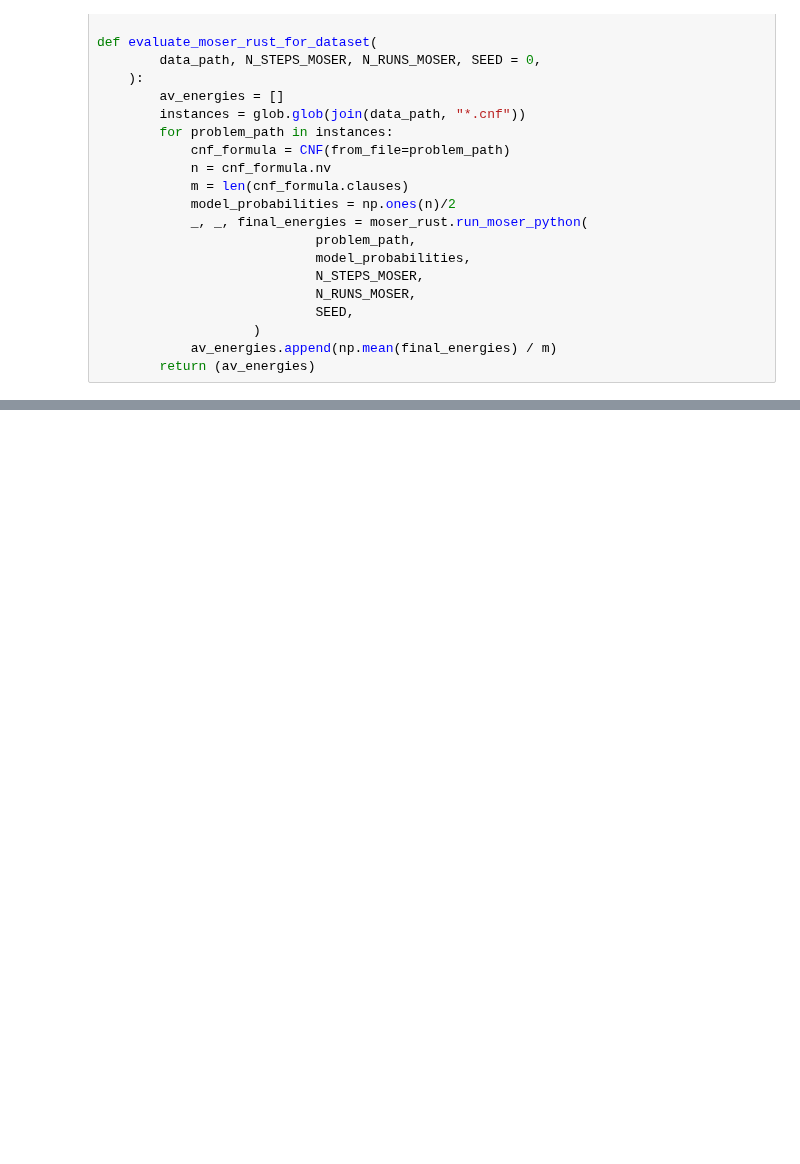
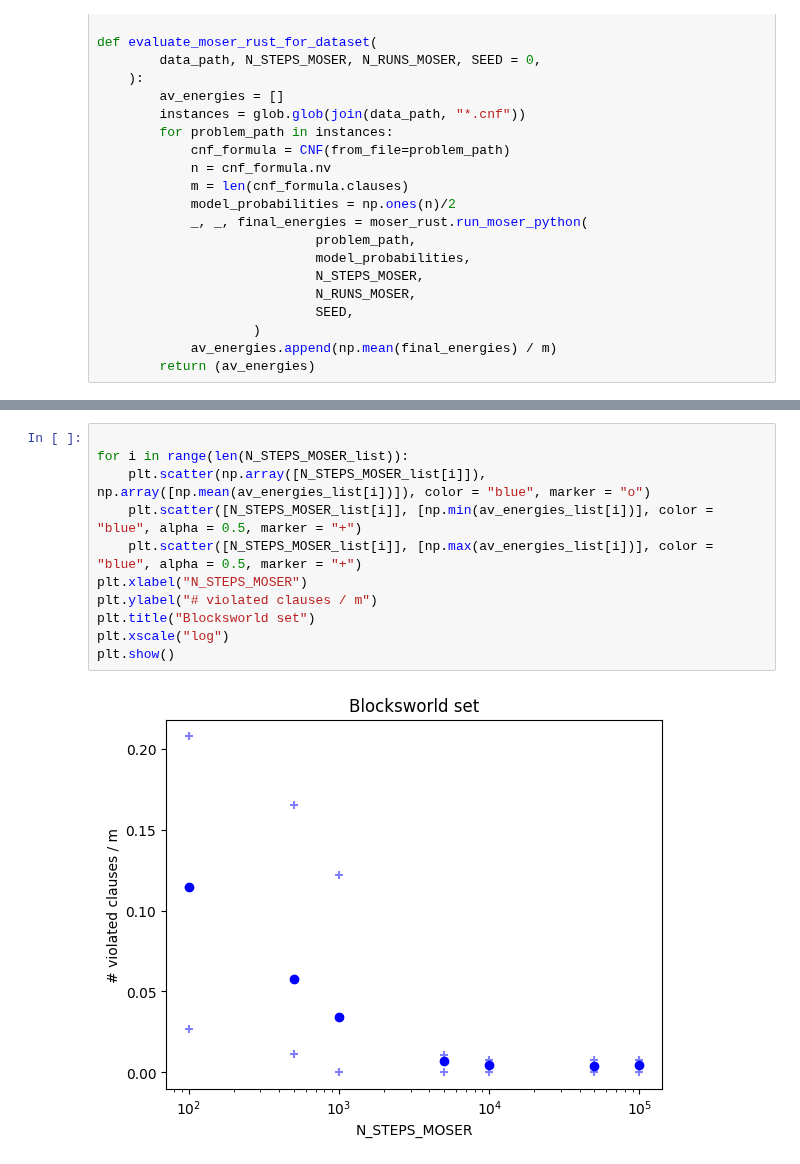
Before and after one commit to porscheofficial/sls_sat_solving_with_deep_learning, a Jupyter notebook: python/src/test_uniform_moser_on_dataset.ipynb, the cells around one changed output, grey strips where cells are left out. Saved outputs shown, nothing was run; the diff lists cells and outputs as text; blank space fills up the shorter version.

```diff
--- a/python/src/test_uniform_moser_on_dataset.ipynb
+++ b/python/src/test_uniform_moser_on_dataset.ipynb
@@ -65,0 +77,13 @@ Round 5 ending with 571 violated clauses
+# %%
+
+for i in range(len(N_STEPS_MOSER_list)):
+    plt.scatter(np.array([N_STEPS_MOSER_list[i]]), np.array([np.mean(av_energies_list[i])]), color = "blue", marker = "o")
+    plt.scatter([N_STEPS_MOSER_list[i]], [np.min(av_energies_list[i])], color = "blue", alpha = 0.5, marker = "+")
+    plt.scatter([N_STEPS_MOSER_list[i]], [np.max(av_energies_list[i])], color = "blue", alpha = 0.5, marker = "+")
+plt.xlabel("N_STEPS_MOSER")
+plt.ylabel("# violated clauses / m")
+plt.title("Blocksworld set")
+plt.xscale("log")
+plt.show()
+# %% [output]
+[figure, added]
```
Also changed, not shown: parts of 9 cells of this notebook, 1 other file.
